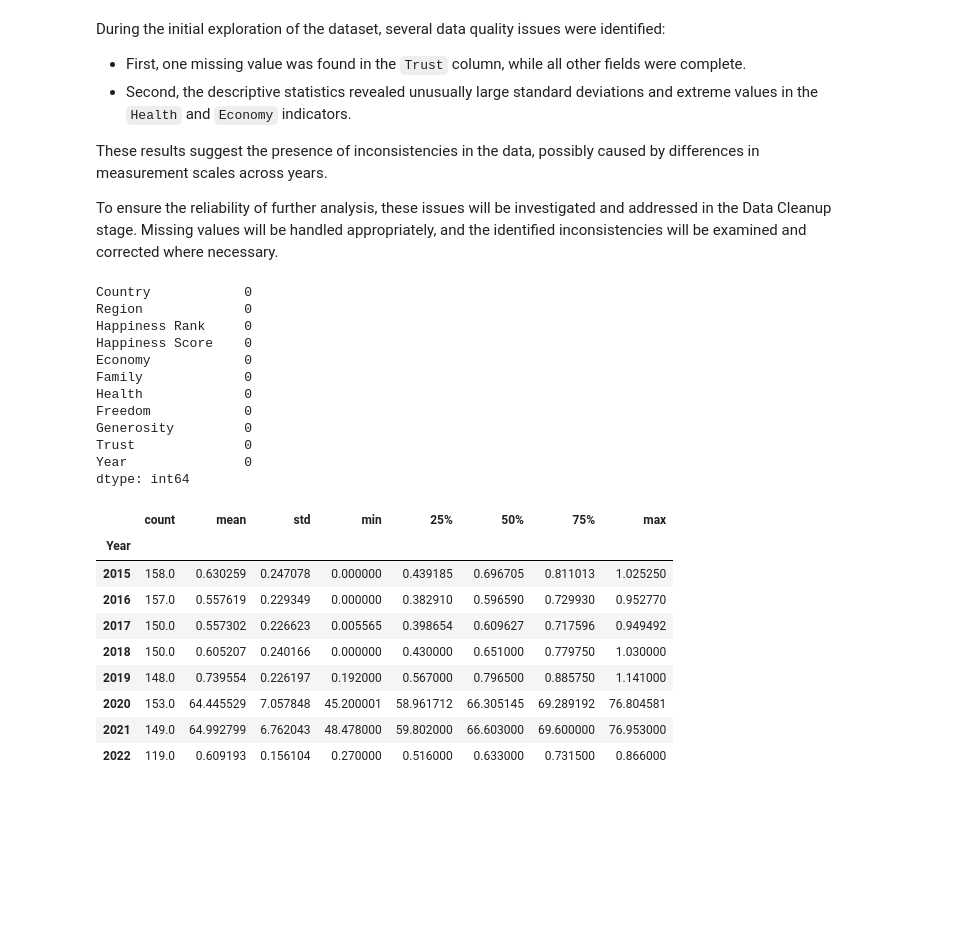
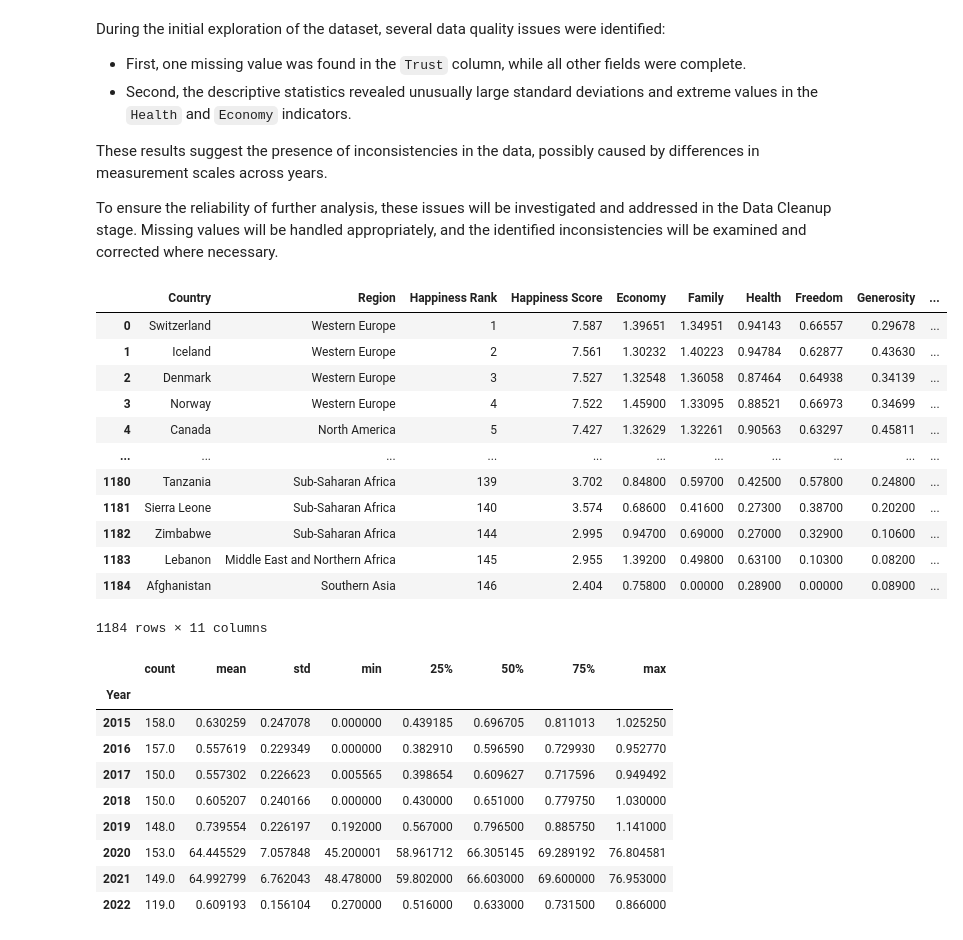
Before and after one commit to soonserv/data-best-project, a Jupyter notebook: notebooks/SA_notebook.ipynb, the cells around one changed output. Drawn from its saved outputs; the diff is of its cells as text; code cells hidden in the pictures; blank space fills up the shorter version.

```diff
--- a/notebooks/SA_notebook.ipynb
+++ b/notebooks/SA_notebook.ipynb
@@ -207,19 +209,21 @@ To ensure the reliability of further analysis, these issues will be investigated
 # %%
 all_data = all_data.dropna()
 all_data.isna().sum()
+all_data
 # %% [output]
+|  | Country | Region | Happiness Rank | Happiness Score | Economy | Family | Health | Freedom | Generosity | ... |
+| 0 | Switzerland | Western Europe | 1 | 7.587 | 1.39651 | 1.34951 | 0.94143 | 0.66557 | 0.29678 | ... |
+| 1 | Iceland | Western Europe | 2 | 7.561 | 1.30232 | 1.40223 | 0.94784 | 0.62877 | 0.43630 | ... |
+| 2 | Denmark | Western Europe | 3 | 7.527 | 1.32548 | 1.36058 | 0.87464 | 0.64938 | 0.34139 | ... |
+| 3 | Norway | Western Europe | 4 | 7.522 | 1.45900 | 1.33095 | 0.88521 | 0.66973 | 0.34699 | ... |
+| 4 | Canada | North America | 5 | 7.427 | 1.32629 | 1.32261 | 0.90563 | 0.63297 | 0.45811 | ... |
+| ... | ... | ... | ... | ... | ... | ... | ... | ... | ... | ... |
+| 1180 | Tanzania | Sub-Saharan Africa | 139 | 3.702 | 0.84800 | 0.59700 | 0.42500 | 0.57800 | 0.24800 | ... |
+| 1181 | Sierra Leone | Sub-Saharan Africa | 140 | 3.574 | 0.68600 | 0.41600 | 0.27300 | 0.38700 | 0.20200 | ... |
+| 1182 | Zimbabwe | Sub-Saharan Africa | 144 | 2.995 | 0.94700 | 0.69000 | 0.27000 | 0.32900 | 0.10600 | ... |
+| 1183 | Lebanon | Middle East and Northern Africa | 145 | 2.955 | 1.39200 | 0.49800 | 0.63100 | 0.10300 | 0.08200 | ... |
+| 1184 | Afghanistan | Southern Asia | 146 | 2.404 | 0.75800 | 0.00000 | 0.28900 | 0.00000 | 0.08900 | ... |
-Country            0
-Region             0
-Happiness Rank     0
-Happiness Score    0
-Economy            0
-Family             0
-Health             0
-Freedom            0
-Generosity         0
-Trust              0
-Year               0
-dtype: int64
+1184 rows × 11 columns
 # %%
 all_data.groupby("Year")["Health"].describe()
 # %% [output]
```
Also changed, not shown: parts of 29 cells of this notebook.
